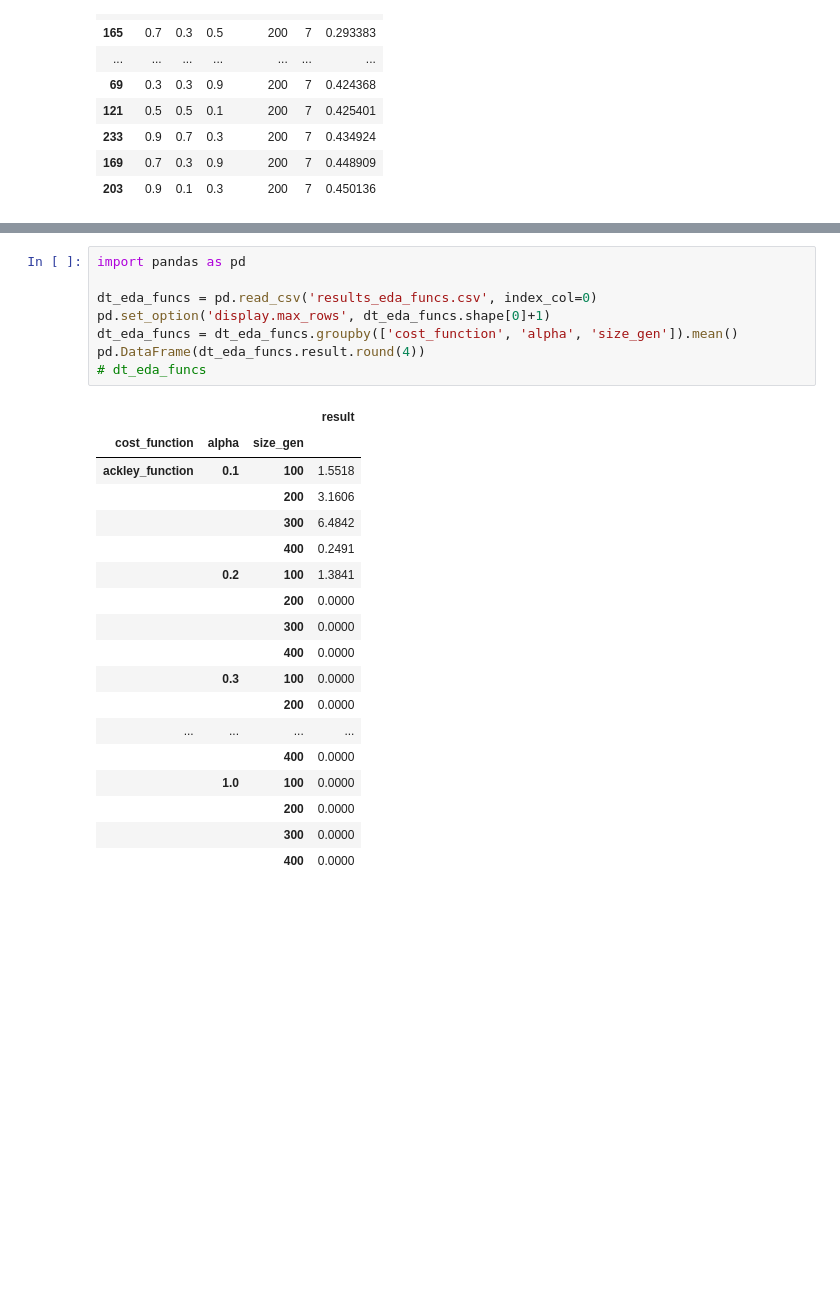
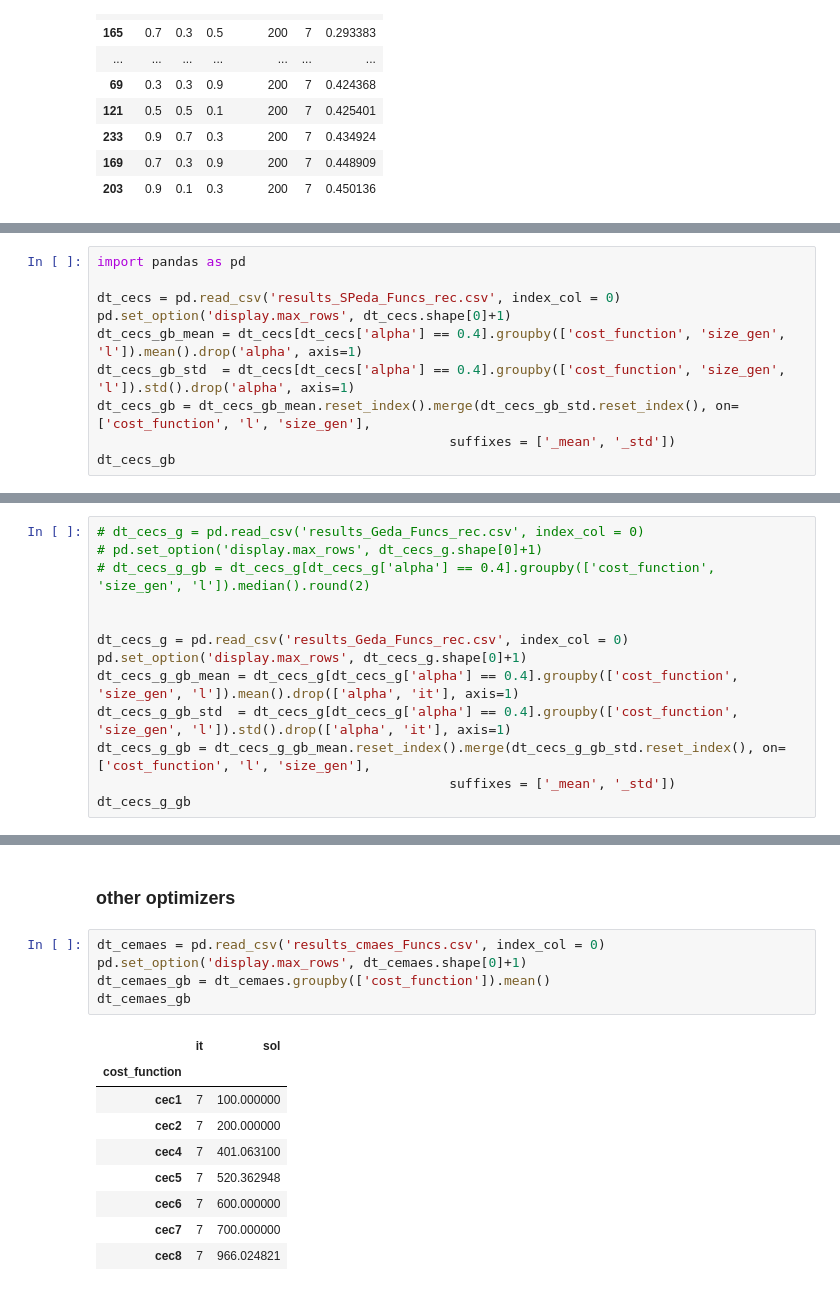
Before and after one commit to VicentePerezSoloviev/SPEDA, a Jupyter notebook: Untitled.ipynb, the cells around one changed output, grey strips where cells are left out. Drawn from its saved outputs; the diff is of its cells as text; blank space fills up the shorter version.

Commit message:
update tables

```diff
--- a/Untitled.ipynb
+++ b/Untitled.ipynb
@@ -117,0 +123,10 @@ gb_eda = dt.groupby(['alpha', 'size_gen']).mean().reset_index()
+# %%
+import pandas as pd
+
+dt_cecs = pd.read_csv('results_SPeda_Funcs_rec.csv', index_col = 0)
+pd.set_option('display.max_rows', dt_cecs.shape[0]+1)
+dt_cecs_gb_mean = dt_cecs[dt_cecs['alpha'] == 0.4].groupby(['cost_function', 'size_gen', 'l']).mean().drop('alpha', axis=1)
+dt_cecs_gb_std  = dt_cecs[dt_cecs['alpha'] == 0.4].groupby(['cost_function', 'size_gen', 'l']).std().drop('alpha', axis=1)
+dt_cecs_gb = dt_cecs_gb_mean.reset_index().merge(dt_cecs_gb_std.reset_index(), on=['cost_function', 'l', 'size_gen'],
+                                             suffixes = ['_mean', '_std'])
+dt_cecs_gb
@@ -117,0 +151,13 @@ gb_eda = dt.groupby(['alpha', 'size_gen']).mean().reset_index()
+# %%
+# dt_cecs_g = pd.read_csv('results_Geda_Funcs_rec.csv', index_col = 0)
+# pd.set_option('display.max_rows', dt_cecs_g.shape[0]+1)
+# dt_cecs_g_gb = dt_cecs_g[dt_cecs_g['alpha'] == 0.4].groupby(['cost_function', 'size_gen', 'l']).median().round(2)
+
+
+dt_cecs_g = pd.read_csv('results_Geda_Funcs_rec.csv', index_col = 0)
+pd.set_option('display.max_rows', dt_cecs_g.shape[0]+1)
+dt_cecs_g_gb_mean = dt_cecs_g[dt_cecs_g['alpha'] == 0.4].groupby(['cost_function', 'size_gen', 'l']).mean().drop(['alpha', 'it'], axis=1)
+dt_cecs_g_gb_std  = dt_cecs_g[dt_cecs_g['alpha'] == 0.4].groupby(['cost_function', 'size_gen', 'l']).std().drop(['alpha', 'it'], axis=1)
+dt_cecs_g_gb = dt_cecs_g_gb_mean.reset_index().merge(dt_cecs_g_gb_std.reset_index(), on=['cost_function', 'l', 'size_gen'],
+                                             suffixes = ['_mean', '_std'])
+dt_cecs_g_gb
@@ -118,27 +271,17 @@ gb_eda = dt.groupby(['alpha', 'size_gen']).mean().reset_index()
+# %% [markdown]
+### other optimizers
 # %%
-import pandas as pd
-
-dt_eda_funcs = pd.read_csv('results_eda_funcs.csv', index_col=0)
-pd.set_option('display.max_rows', dt_eda_funcs.shape[0]+1)
-dt_eda_funcs = dt_eda_funcs.groupby(['cost_function', 'alpha', 'size_gen']).mean()
-pd.DataFrame(dt_eda_funcs.result.round(4))
-# dt_eda_funcs
+dt_cemaes = pd.read_csv('results_cmaes_Funcs.csv', index_col = 0)
+pd.set_option('display.max_rows', dt_cemaes.shape[0]+1)
+dt_cemaes_gb = dt_cemaes.groupby(['cost_function']).mean()
+dt_cemaes_gb
 # %% [output]
-|  |  |  | result |
-| cost_function | alpha | size_gen |  |
-| ackley_function | 0.1 | 100 | 1.5518 |
-|  |  | 200 | 3.1606 |
-|  |  | 300 | 6.4842 |
-|  |  | 400 | 0.2491 |
-|  | 0.2 | 100 | 1.3841 |
-|  |  | 200 | 0.0000 |
-|  |  | 300 | 0.0000 |
-|  |  | 400 | 0.0000 |
-|  | 0.3 | 100 | 0.0000 |
-|  |  | 200 | 0.0000 |
-| ... | ... | ... | ... |
-|  |  | 400 | 0.0000 |
-|  | 1.0 | 100 | 0.0000 |
-|  |  | 200 | 0.0000 |
-|  |  | 300 | 0.0000 |
-|  |  | 400 | 0.0000 |
+|  | it | sol |
+| cost_function |  |  |
+| cec1 | 7 | 100.000000 |
+| cec2 | 7 | 200.000000 |
+| cec4 | 7 | 401.063100 |
+| cec5 | 7 | 520.362948 |
+| cec6 | 7 | 600.000000 |
+| cec7 | 7 | 700.000000 |
+| cec8 | 7 | 966.024821 |
```
Also changed, not shown: parts of 21 cells of this notebook.
